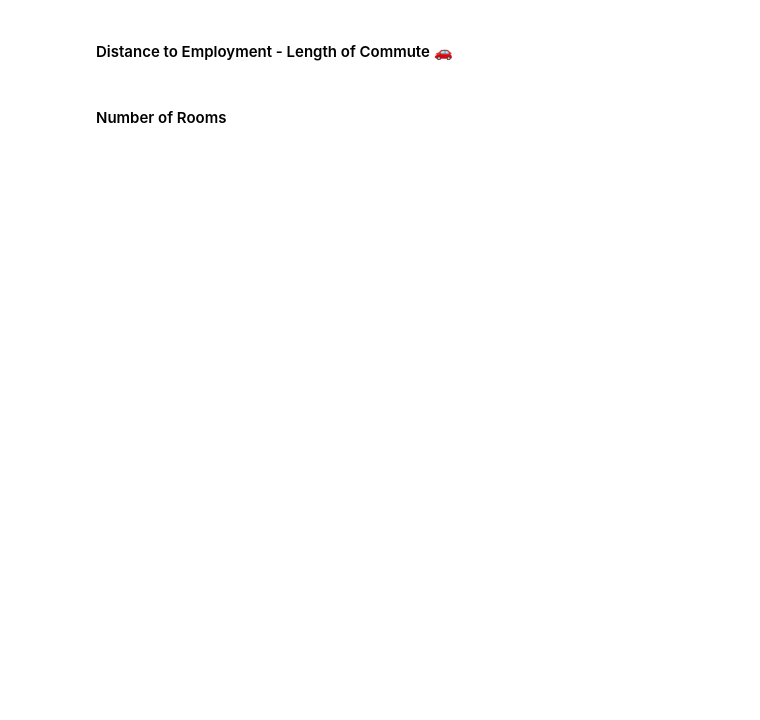
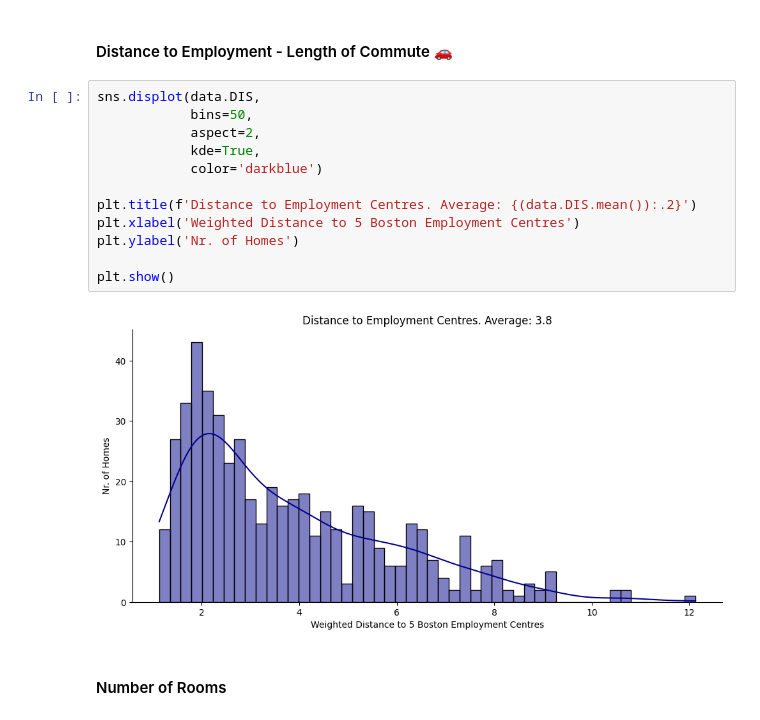
Before and after one commit to shahiddhariwala/boston_housing_prediction, a Jupyter notebook: Multivariable_Regression_and_Valuation_Model_(start).ipynb, the cells around one changed output. Cells and saved outputs as stored; diff of their text form; blank space fills up the shorter version.

```diff
--- a/Multivariable_Regression_and_Valuation_Model_(start).ipynb
+++ b/Multivariable_Regression_and_Valuation_Model_(start).ipynb
@@ -219,4 +233,18 @@ What do you notice in the distributions of the data?
 # %% [markdown]
 #### Distance to Employment - Length of Commute 🚗
+# %%
+sns.displot(data.DIS,
+            bins=50,
+            aspect=2,
+            kde=True,
+            color='darkblue')
+
+plt.title(f'Distance to Employment Centres. Average: {(data.DIS.mean()):.2}')
+plt.xlabel('Weighted Distance to 5 Boston Employment Centres')
+plt.ylabel('Nr. of Homes')
+
+plt.show()
+# %% [output]
+[figure, added]
 # %% [markdown]
 #### Number of Rooms
```
Also changed, not shown: parts of 3 cells of this notebook.
